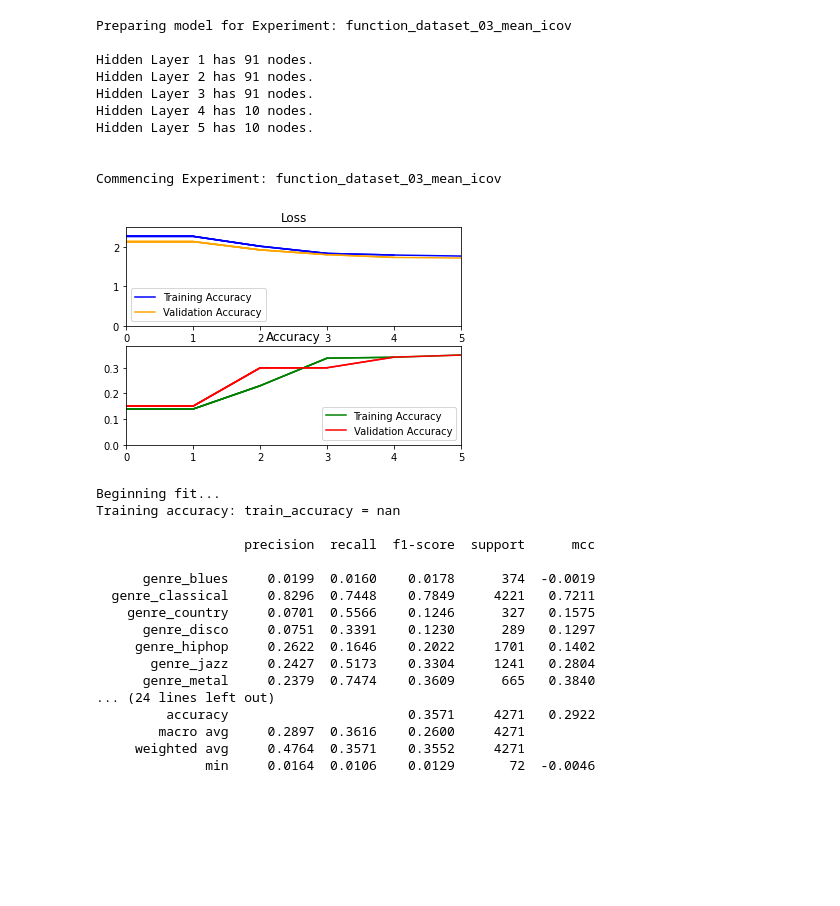
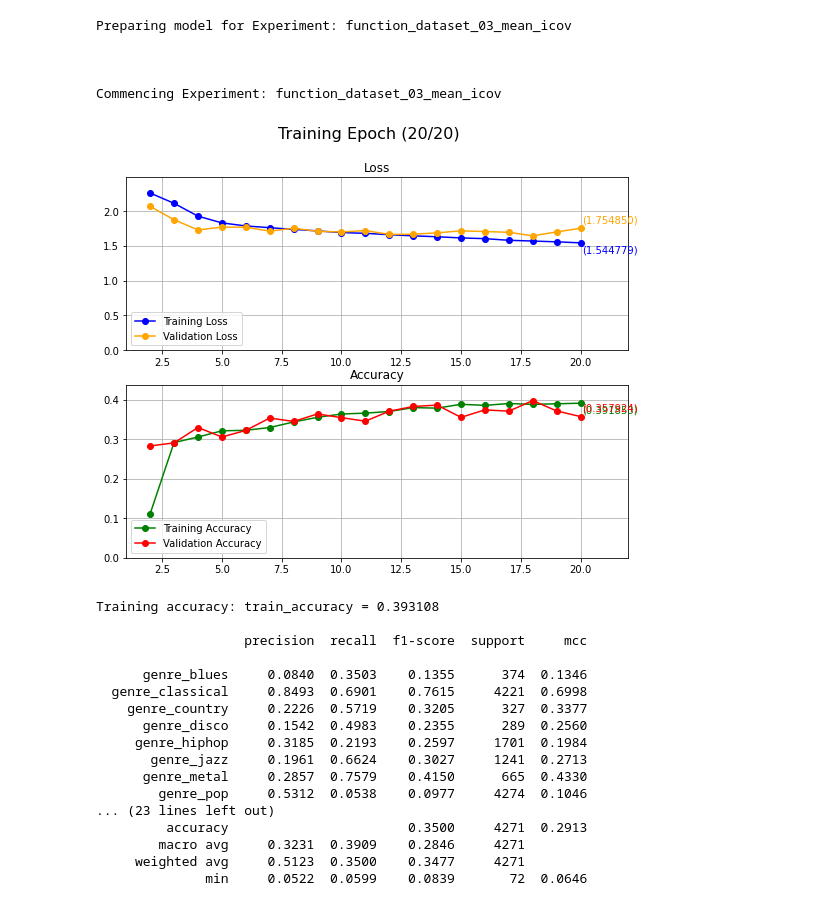
Before and after one commit to RERobbins/mids_w207_music_genre, a Jupyter notebook: member_workspaces/danny/neural_net.ipynb, the cells around one changed output. Saved outputs shown, nothing was run; the diff lists cells and outputs as text; code cells hidden in the pictures; blank space fills up the shorter version.

Commit message:
cleaned up keras fitting graph

```diff
--- a/member_workspaces/danny/neural_net.ipynb
+++ b/member_workspaces/danny/neural_net.ipynb
@@ -23,7 +25,7 @@ datasets = [f'{dataset_folder}dataset_03_mean_icov.pickle']
 
 learning_rate = 0.005
 batch_size = 5
-epochs = 6
+epochs = 20
 hidden_layers = 5 # should be 0 for baseline model
 hidden_size = 10
 
@@ -38,7 +40,7 @@ def nn_model_factory(X_train,y_train,le):
         #elif i==hidden_layers-1:
         #    neuron_count=classes_count
         # neuron_count=feature_count-math.floor(i*(feature_count-2*classes_count)/hidden_layers)
-        print(f'Hidden Layer {i+1} has {neuron_count} nodes.')
+        # print(f'Hidden Layer {i+1} has {neuron_count} nodes.')
         model.add(tf.keras.layers.Dense(
             units=neuron_count,
             activation='relu'
@@ -55,56 +57,51 @@ def nn_model_factory(X_train,y_train,le):
     )
     return model
 
 def nn_fit_call_fn(model,X_train,y_train,class_weight):
     X_train, X_test, y_train, y_test = make_train_test_split(
         X_train, y_train, test_size=0.3, random_state=10, stratify=y_train
     )
-    model.fit(
+    return model.fit(
         X_train,
         y_train,
         batch_size=batch_size,
         epochs=epochs,
         class_weight=class_weight,
         validation_data=(X_test,y_test),
         verbose=0,
-        callbacks=[KerasGraphCallback()],
+        callbacks=[KerasGraphCallback(epochs)],
         validation_freq=1
-   )
+    )
 
 for dataset in datasets:
 
     experiment(
         nn_model_factory,
         dataset,
         model_fit_call_fn=nn_fit_call_fn,
         postprocess_y_pred_fn=lambda y: np.argmax(y, axis=-1)
     )
 # %% [output]
 Preparing model for Experiment: function_dataset_03_mean_icov
 
-Hidden Layer 1 has 91 nodes.
-Hidden Layer 2 has 91 nodes.
-Hidden Layer 3 has 91 nodes.
-Hidden Layer 4 has 10 nodes.
-Hidden Layer 5 has 10 nodes.
 
 
 Commencing Experiment: function_dataset_03_mean_icov
-[figure, old version]
+[figure, new version]
-Beginning fit...
-Training accuracy: train_accuracy = nan
+Training accuracy: train_accuracy = 0.393108
 
-                   precision  recall  f1-score  support      mcc
+                   precision  recall  f1-score  support     mcc
 
-      genre_blues     0.0199  0.0160    0.0178      374  -0.0019
-  genre_classical     0.8296  0.7448    0.7849     4221   0.7211
-    genre_country     0.0701  0.5566    0.1246      327   0.1575
-      genre_disco     0.0751  0.3391    0.1230      289   0.1297
-     genre_hiphop     0.2622  0.1646    0.2022     1701   0.1402
-       genre_jazz     0.2427  0.5173    0.3304     1241   0.2804
-      genre_metal     0.2379  0.7474    0.3609      665   0.3840
-... (24 lines left out)
-         accuracy                       0.3571     4271   0.2922
-        macro avg     0.2897  0.3616    0.2600     4271
-     weighted avg     0.4764  0.3571    0.3552     4271
-              min     0.0164  0.0106    0.0129       72  -0.0046
+      genre_blues     0.0840  0.3503    0.1355      374  0.1346
+  genre_classical     0.8493  0.6901    0.7615     4221  0.6998
+    genre_country     0.2226  0.5719    0.3205      327  0.3377
+      genre_disco     0.1542  0.4983    0.2355      289  0.2560
+     genre_hiphop     0.3185  0.2193    0.2597     1701  0.1984
+       genre_jazz     0.1961  0.6624    0.3027     1241  0.2713
+      genre_metal     0.2857  0.7579    0.4150      665  0.4330
+        genre_pop     0.5312  0.0538    0.0977     4274  0.1046
+... (23 lines left out)
+         accuracy                       0.3500     4271  0.2913
+        macro avg     0.3231  0.3909    0.2846     4271
+     weighted avg     0.5123  0.3500    0.3477     4271
+              min     0.0522  0.0599    0.0839       72  0.0646
```
Also changed, not shown: parts of 2 cells of this notebook, 2 other files.
